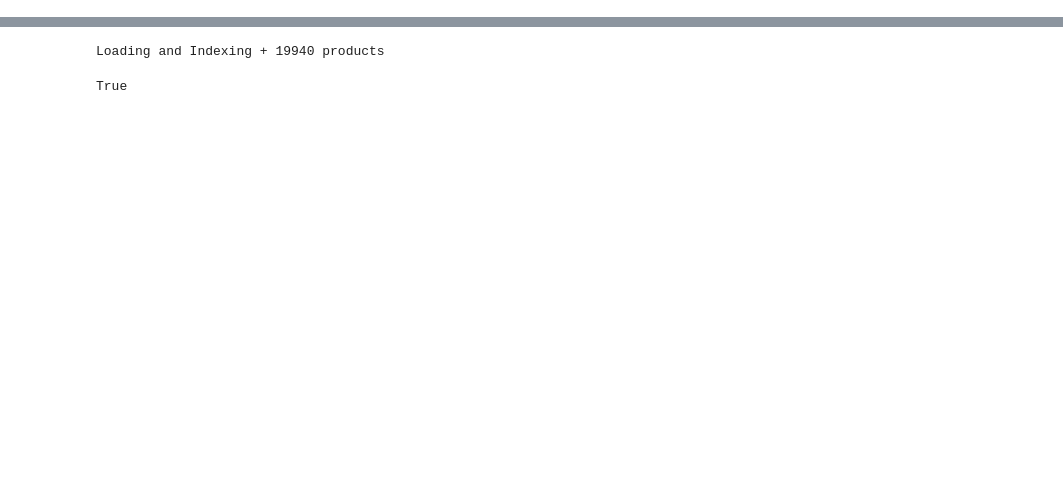
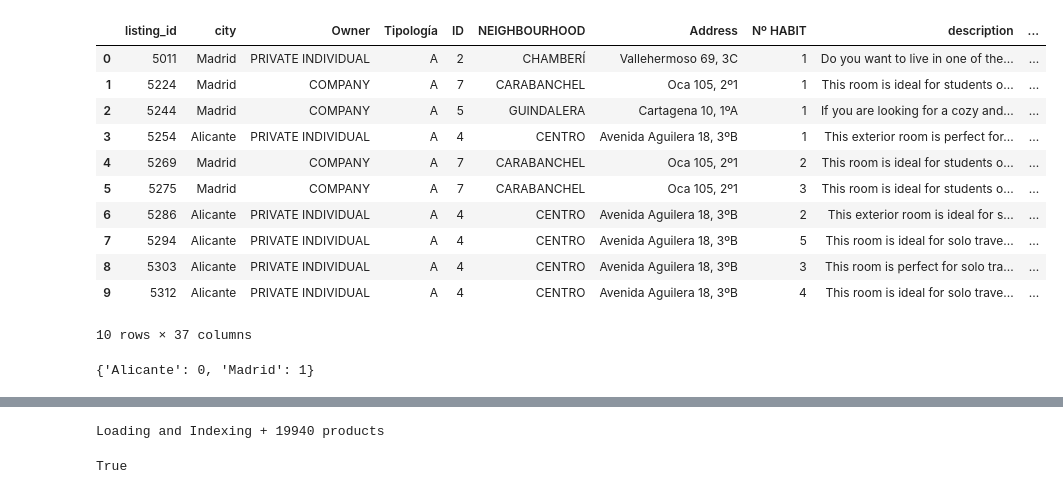
Before and after one commit to DoubleN96/AIBookingAssistant, a Jupyter notebook: redis-langchain-airbnb.ipynb, the cells around one changed output, grey strips where cells are left out. Drawn from its saved outputs; the diff is of its cells as text; code cells hidden in the pictures; blank space fills up the shorter version.

Commit message:
functional example fo tripath es data

```diff
--- a/redis-langchain-airbnb.ipynb
+++ b/redis-langchain-airbnb.ipynb
@@ -23,23 +23,40 @@ def auto_truncate(val):
     return str(val)[:MAX_TEXT_LENGTH]
 # %%
 room_data = pd.read_csv(
-    'app/data/airbnb.csv', delimiter=',', encoding_errors='ignore', on_bad_lines='skip',
+    'app/data/tripath.csv', delimiter='\t', encoding_errors='ignore', on_bad_lines='skip',
     converters={'bullet_point': auto_truncate,'amenities':auto_truncate,'name':auto_truncate}
 )
-# %%
-room_data = room_data[
-    [
-        'listing_id', 'name', 'host_id', 'host_since', 'host_location',
-       'host_is_superhost', 'host_total_listings_count',
-       'host_has_profile_pic', 'host_identity_verified', 'neighbourhood',
-       'district', 'city', 'property_type',
-       'room_type', 'accommodates', 'bedrooms', 'amenities', 'price',
-       'minimum_nights', 'maximum_nights', 'review_scores_rating',
-       'review_scores_accuracy', 'review_scores_cleanliness',
-       'review_scores_checkin', 'review_scores_communication',
-       'review_scores_location', 'review_scores_value', 'instant_bookable'
-    ]
-]
+# %%
+room_data
+# %% [output]
+|  | listing_id | city | Owner | Tipología | ID | NEIGHBOURHOOD | Address | Nº HABIT | description | ... |
+| 0 | 5011 | Madrid | PRIVATE INDIVIDUAL | A | 2 | CHAMBERÍ | Vallehermoso 69, 3C | 1 | Do you want to live in one of the... | ... |
+| 1 | 5224 | Madrid | COMPANY | A | 7 | CARABANCHEL | Oca 105, 2º1 | 1 | This room is ideal for students o... | ... |
+| 2 | 5244 | Madrid | COMPANY | A | 5 | GUINDALERA | Cartagena 10, 1ºA | 1 | If you are looking for a cozy and... | ... |
+| 3 | 5254 | Alicante | PRIVATE INDIVIDUAL | A | 4 | CENTRO | Avenida Aguilera 18, 3ºB | 1 | This exterior room is perfect for... | ... |
+| 4 | 5269 | Madrid | COMPANY | A | 7 | CARABANCHEL | Oca 105, 2º1 | 2 | This room is ideal for students o... | ... |
+| 5 | 5275 | Madrid | COMPANY | A | 7 | CARABANCHEL | Oca 105, 2º1 | 3 | This room is ideal for students o... | ... |
+| 6 | 5286 | Alicante | PRIVATE INDIVIDUAL | A | 4 | CENTRO | Avenida Aguilera 18, 3ºB | 2 | This exterior room is ideal for s... | ... |
+| 7 | 5294 | Alicante | PRIVATE INDIVIDUAL | A | 4 | CENTRO | Avenida Aguilera 18, 3ºB | 5 | This room is ideal for solo trave... | ... |
+| 8 | 5303 | Alicante | PRIVATE INDIVIDUAL | A | 4 | CENTRO | Avenida Aguilera 18, 3ºB | 3 | This room is perfect for solo tra... | ... |
+| 9 | 5312 | Alicante | PRIVATE INDIVIDUAL | A | 4 | CENTRO | Avenida Aguilera 18, 3ºB | 4 | This room is ideal for solo trave... | ... |
+10 rows × 37 columns
+# %%
+room_data['city_id'] = room_data.city.astype('category').cat.codes
+room_data = room_data.groupby(
+    'city', group_keys=False
+).apply(lambda x: x.sample(min(len(x), 2000))).reset_index(drop=True)
+city_mapping = {
+    city_item[0][0]: city_item[0][1] for city_item in room_data[['city', 'city_id']].value_counts().items()
+}
+room_data =  room_data[
+    [
+        'listing_id', 'description', 'city', 'city_id', 'status', 'CHECK-IN', 'CHECK-OUT', 'price'
+    ]
+]
+city_mapping
+# %% [output]
+{'Alicante': 0, 'Madrid': 1}
 # %%
 room_data['city'].value_counts()
 # %% [output]
```
Also changed, not shown: parts of 15 cells of this notebook, 8 other files.
